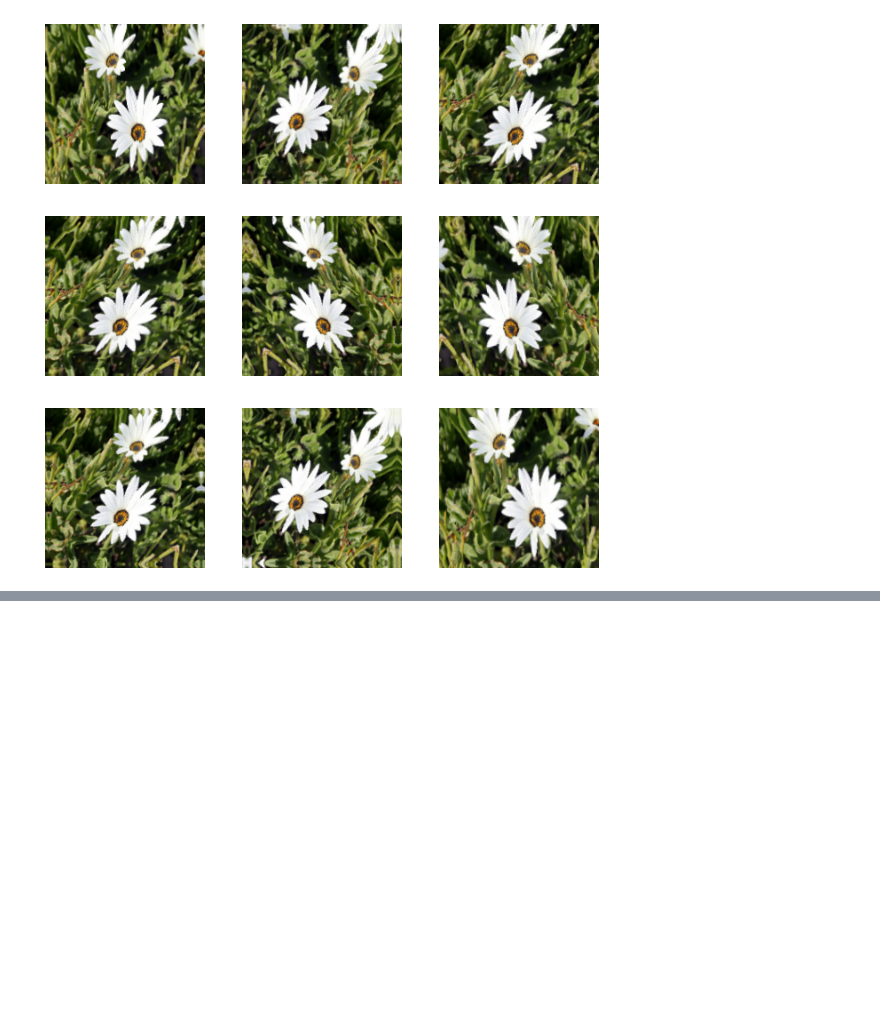
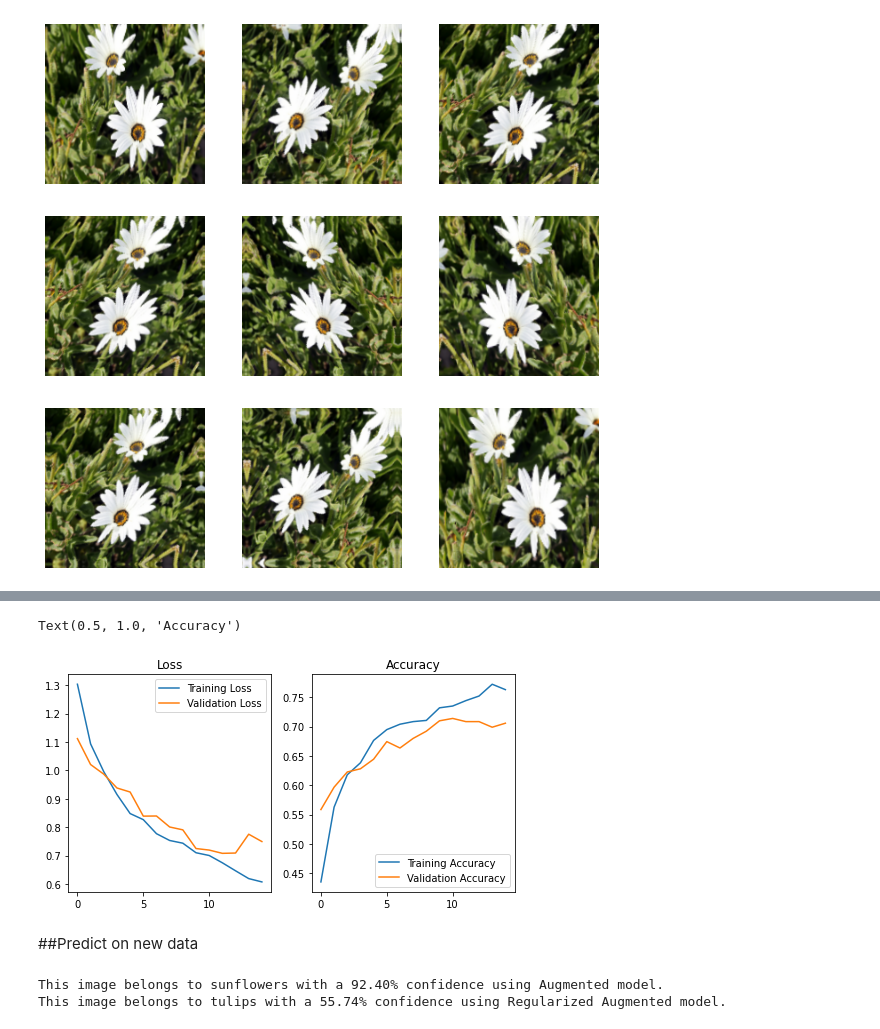
Before and after one commit to ArashDehghanyan/ml-and-vision-practices, a Jupyter notebook: Convolutional_Neural_Networks.ipynb, the cells around one changed output, grey strips where cells are left out. Saved outputs shown, nothing was run; the diff lists cells and outputs as text; code cells hidden in the pictures; blank space fills up the shorter version.

```diff
--- a/Convolutional_Neural_Networks.ipynb
+++ b/Convolutional_Neural_Networks.ipynb
@@ -553,0 +674,3 @@ for images, _ in train_dataset.take(1):
+# %%
+reg_aug_model = create_regularized_augmented_model()
+reg_aug_model.summary()
@@ -553,0 +695,6 @@ for images, _ in train_dataset.take(1):
+# %%
+history = reg_aug_model.fit(
+    train_dataset,
+    validation_data=validation_dataset,
+    epochs=EPOCHS
+)
@@ -553,0 +719,25 @@ for images, _ in train_dataset.take(1):
+# %%
+loss = history.history['loss']
+val_loss = history.history['val_loss']
+
+acc = history.history['accuracy']
+val_acc = history.history['val_accuracy']
+epoch_range = history.epoch
+
+plt.figure(figsize=(8, 4))
+plt.subplot(1, 2, 1)
+plt.plot(epoch_range, loss, label='Training Loss')
+plt.plot(epoch_range, val_loss, label='Validation Loss')
+plt.legend(loc='upper right')
+plt.title("Loss")
+
+plt.subplot(1, 2, 2)
+plt.plot(epoch_range, acc, label='Training Accuracy')
+plt.plot(epoch_range, val_acc, label='Validation Accuracy')
+plt.legend(loc='lower right')
+plt.title('Accuracy')
+# %% [output]
+Text(0.5, 1.0, 'Accuracy')
+[figure, added]
+# %% [markdown]
+##Predict on new data
@@ -553,0 +757,12 @@ for images, _ in train_dataset.take(1):
+# %%
+score1 = tf.nn.softmax(pred1[0])
+score2 = tf.nn.softmax(pred2[0])
+
+print("This image belongs to {} with a {:.2f}% confidence using Augmented model."
+.format(class_names[tf.argmax(score1)], 100*np.max(score1)))
+
+print("This image belongs to {} with a {:.2f}% confidence using Regularized Augmented model."
+.format(class_names[tf.argmax(score2)], 100 * np.max(score2)))
+# %% [output]
+This image belongs to sunflowers with a 92.40% confidence using Augmented model.
+This image belongs to tulips with a 55.74% confidence using Regularized Augmented model.
```
Also changed, not shown: parts of 8 cells of this notebook.
